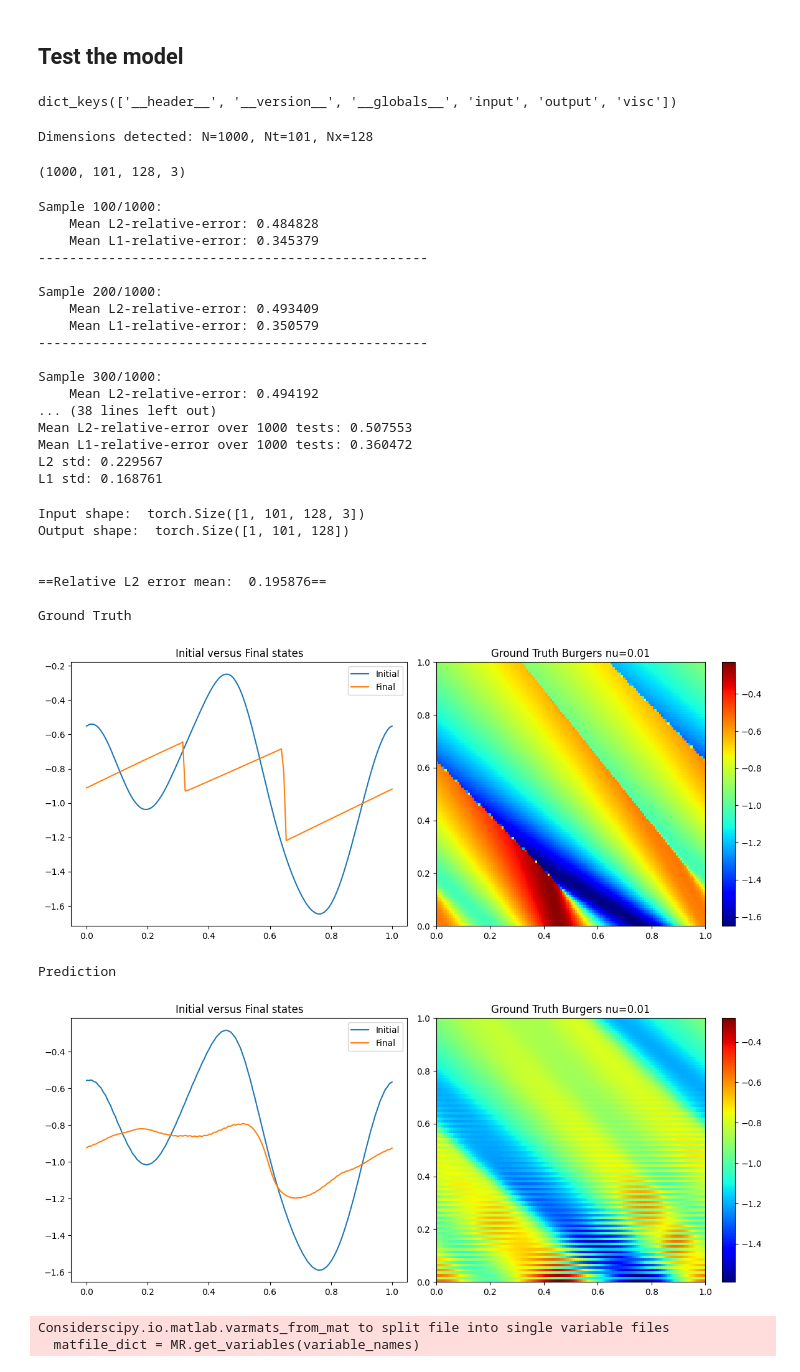
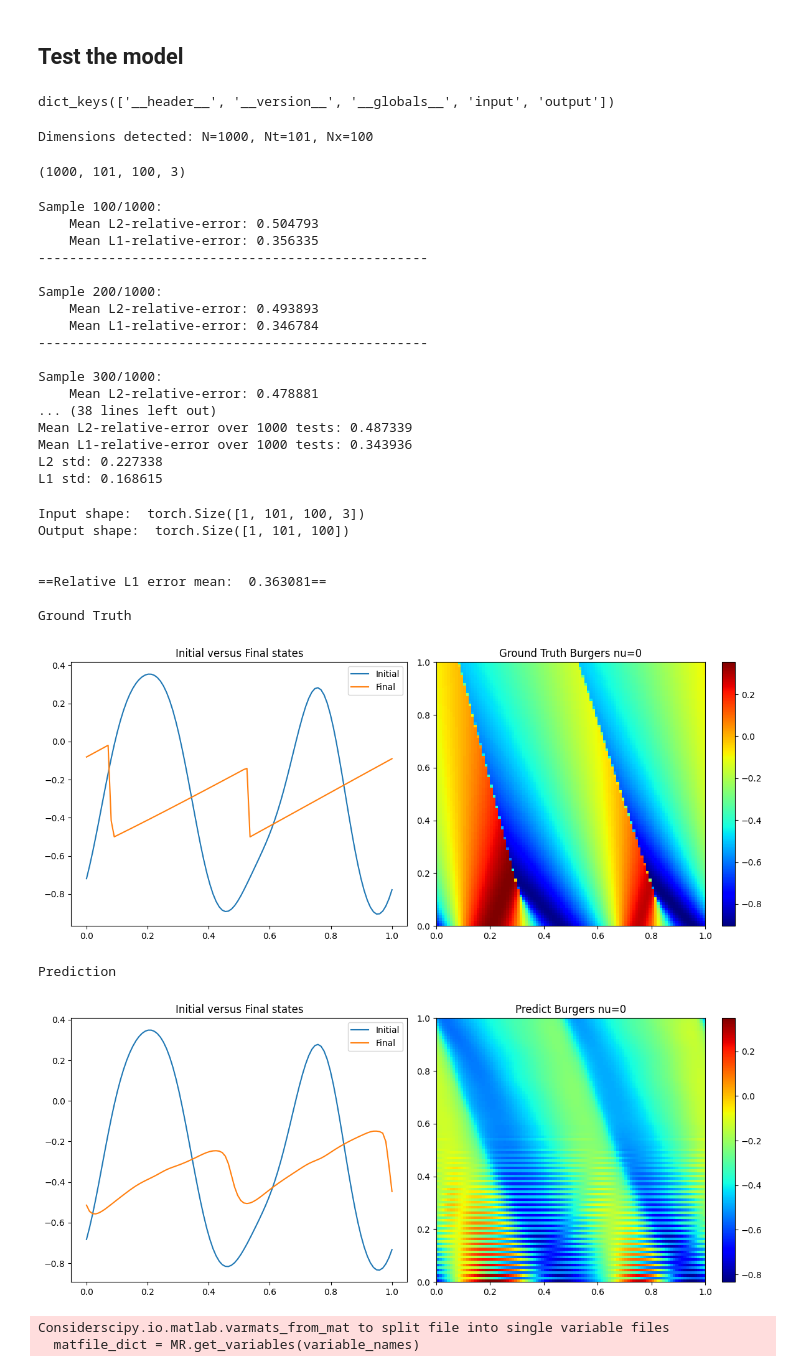
Before and after one commit to nhungpham-418/PI-FNO-reproduce, a Jupyter notebook: Results/FNO-burgers-nu-0-data-0-pde-1-ic-10-64-5.ipynb, the cells around one changed output. Saved outputs shown, nothing was run; the diff lists cells and outputs as text; code cells hidden in the pictures.

Commit message:
Add results for Burgers res 80

```diff
--- a/Results/FNO-burgers-nu-0-data-0-pde-1-ic-10-64-5.ipynb
+++ b/Results/FNO-burgers-nu-0-data-0-pde-1-ic-10-64-5.ipynb
@@ -18,11 +18,11 @@ paddle supports more examples now and is recommended.
 <h2>Load model</h2>
 # %%
 config = {"model": {
-              "layers": [100, 100, 100, 100, 100], #[16, 24, 24, 32, 32],
-              "modes1": [32, 24, 15, 9, 9],
-              "modes2": [32, 24, 15, 9, 9],
+              "layers": [64, 64, 64, 64, 64], #[16, 24, 24, 32, 32],
+              "modes1": [15, 12, 9, 9],
+              "modes2": [15, 12, 9, 9],
               "fc_dim": 128,
-              "act": "tanh",
+              "act": "gelu",
               "num_pad": 4,
             },
           }
@@ -33,7 +33,7 @@ model = FNO2d(modes1=config['model']['modes1'],
               layers=config['model']['layers'],
               act=config['model']['act']).to(device)
 
-ckpt_path = "/home/tp526/neuraloperator/PI-FNO-reproduce/checkpoints/burgers-FDM/burgers-invisicd-data-0-pde-1-5-100-mode-32.pt"
+ckpt_path = "/home/tp526/neuraloperator/data/burgers-invisicd-data-0-pde-1-ic-10-64-5.pt"
 ckpt = torch.load(ckpt_path)
 model.load_state_dict(ckpt['model'])
 # %% [output]
@@ -214,7 +214,7 @@ y shape: (100, 101, 128)
 import scipy.io
 
 # Load the file
-mat_data = scipy.io.loadmat('../data/test_data/burgers_truth_x128_t101_1000.mat')
+mat_data = scipy.io.loadmat('../data/test_data/burgers_test_x100_t101_1000_new.mat')
 
 # View the keys (variable names) inside the file
 print(mat_data.keys())
@@ -222,11 +222,10 @@ print(mat_data.keys())
 # Access a specific variable (e.g., if you had a variable named 'my_array')
 data_dict = {
     'x' : mat_data['input'],
-    'y' : mat_data['output'],
-    'visc' : mat_data['visc']
+    'y' : mat_data['output']
 }
 # %% [output]
-dict_keys(['__header__', '__version__', '__globals__', 'input', 'output', 'visc'])
+dict_keys(['__header__', '__version__', '__globals__', 'input', 'output'])
 # %%
 def format_burgers_data(data_dict):
     """
@@ -282,5 +281,5 @@ def format_burgers_data(data_dict):
 formatted_inputs = format_burgers_data(data_dict)
 formatted_inputs.shape
 # %% [output]
-Dimensions detected: N=1000, Nt=101, Nx=128
+Dimensions detected: N=1000, Nt=101, Nx=100
-(1000, 101, 128, 3)
+(1000, 101, 100, 3)
@@ -321,19 +318,19 @@ print(f"L2 std: {np.std(l2_errors):.6f}")
 print(f"L1 std: {np.std(l1_errors):.6f}")
 # %% [output]
 Sample 100/1000:
-    Mean L2-relative-error: 0.484828
-    Mean L1-relative-error: 0.345379
+    Mean L2-relative-error: 0.504793
+    Mean L1-relative-error: 0.356335
 --------------------------------------------------
 
 Sample 200/1000:
-    Mean L2-relative-error: 0.493409
-    Mean L1-relative-error: 0.350579
+    Mean L2-relative-error: 0.493893
+    Mean L1-relative-error: 0.346784
 --------------------------------------------------
 
 Sample 300/1000:
-    Mean L2-relative-error: 0.494192
+    Mean L2-relative-error: 0.478881
 ... (38 lines left out)
-Mean L2-relative-error over 1000 tests: 0.507553
-Mean L1-relative-error over 1000 tests: 0.360472
-L2 std: 0.229567
-L1 std: 0.168761
+Mean L2-relative-error over 1000 tests: 0.487339
+Mean L1-relative-error over 1000 tests: 0.343936
+L2 std: 0.227338
+L1 std: 0.168615
@@ -352,9 +347,9 @@ print("\n")
 
 out = model(x).reshape(y.shape)
 
-data_loss = torch.norm(out - y) / torch.norm(y)
+data_loss = torch.norm(out - y, p=1) / torch.norm(y, p=1)
 
-print(f'==Relative L2 error mean: {data_loss.item() : .6f}==\n')
+print(f'==Relative L1 error mean: {data_loss.item() : .6f}==\n')
 
 # Plot
 print("Ground Truth")
@@ -369,41 +364,41 @@ plt.title("Initial versus Final states")
 plt.legend()
 
 plt.subplot(1, 2, 2)
 plt.imshow(truth, extent=[0, 1, 0, 1], origin="lower", aspect="auto", cmap="jet")
-plt.title("Ground Truth Burgers nu=0.01")
+plt.title("Ground Truth Burgers nu=0")
 plt.colorbar()
 
 plt.tight_layout()
 plt.show()
 
 print("Prediction")
 pred = out[0].detach().cpu().numpy()
 
 plt.figure(figsize=(12, 5))
 plt.subplot(1, 2, 1)
 plt.plot(x_grid, pred[0], label="Initial")
 plt.plot(x_grid, pred[-1], label="Final")
 plt.title("Initial versus Final states")
 plt.legend()
 
 plt.subplot(1, 2, 2)
 plt.imshow(pred, extent=[0, 1, 0, 1], origin="lower", aspect="auto", cmap="jet")
-plt.title("Ground Truth Burgers nu=0.01")
+plt.title("Predict Burgers nu=0")
 plt.colorbar()
 
 plt.tight_layout()
 plt.show()
 # %% [output]
-Input shape:  torch.Size([1, 101, 128, 3])
-Output shape:  torch.Size([1, 101, 128])
+Input shape:  torch.Size([1, 101, 100, 3])
+Output shape:  torch.Size([1, 101, 100])
 
 
-==Relative L2 error mean:  0.195876==
+==Relative L1 error mean:  0.363081==
 
 Ground Truth
-[figure, old version]
+[figure, new version]
 Prediction
-[figure, old version]
+[figure, new version]
 # %%
 dataset = BurgersLoader("/home/tp526/neuraloperator/data/burgers_pino.mat",
                             nx=128, nt=100,
```
Also changed, not shown: parts of 4 cells of this notebook, 3 other files.
